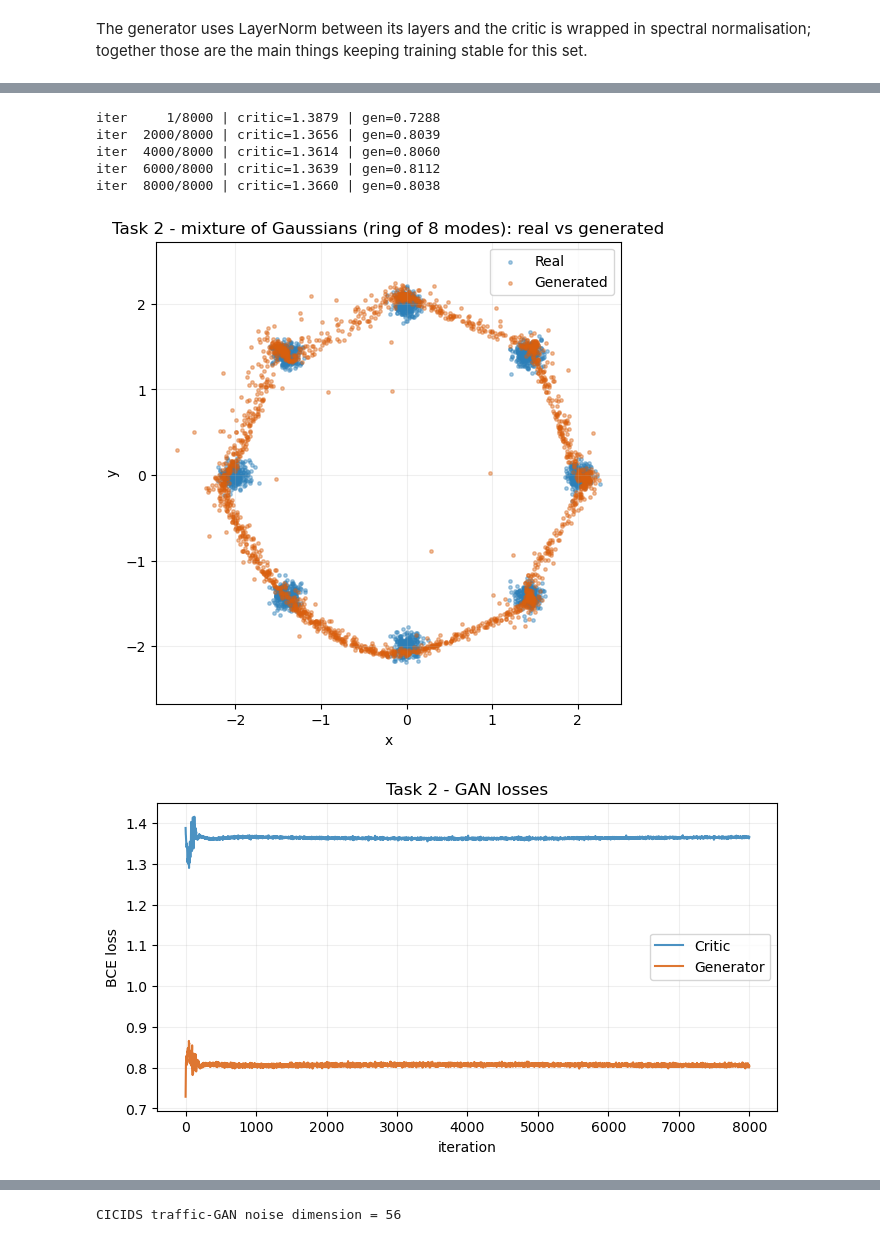
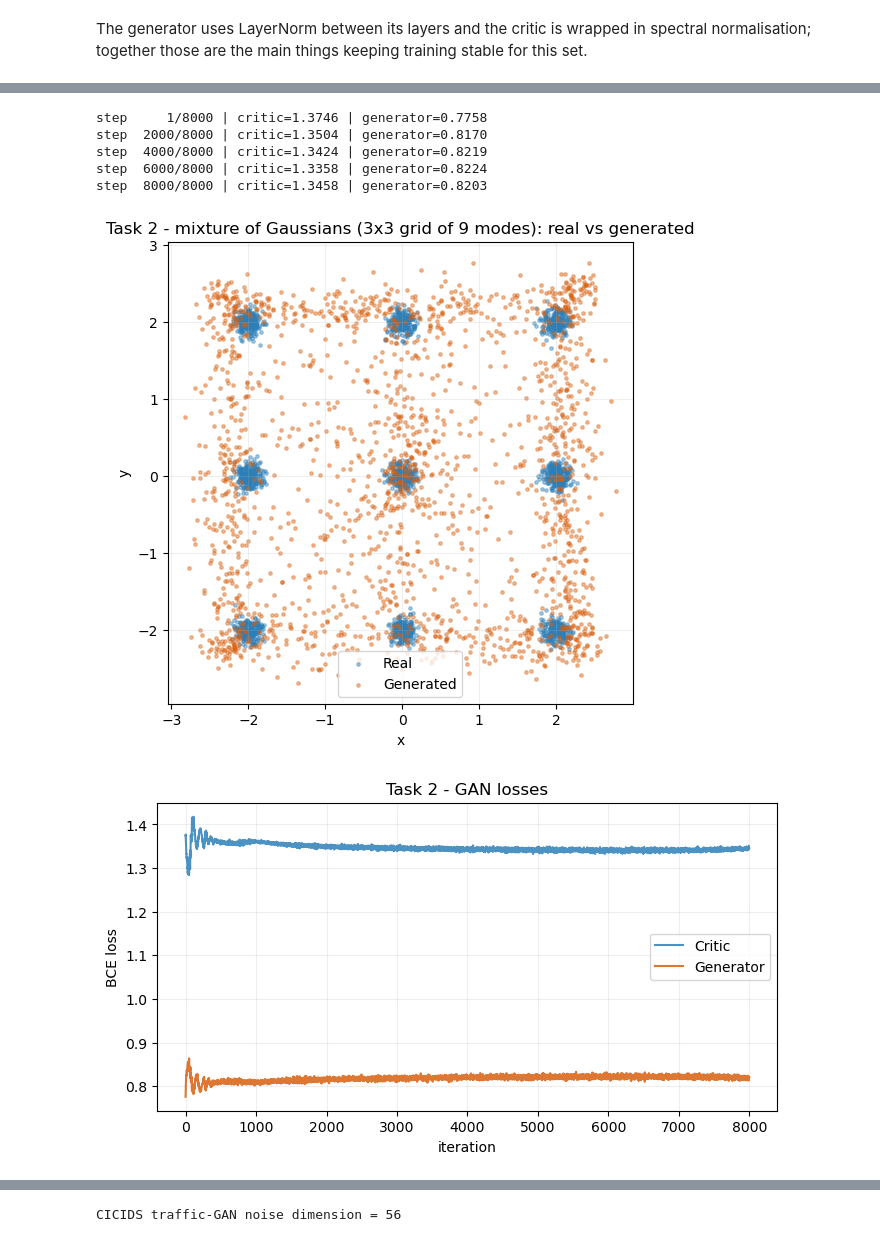
Before and after one commit to nithinreddy2003/GAN_Assignments, a Jupyter notebook: Set 5/GAN_Assignment_Set5_Final.ipynb, the cells around one changed output, grey strips where cells are left out. Cells and saved outputs as stored; diff of their text form; code cells hidden in the pictures.

```diff
--- a/Set 5/GAN_Assignment_Set5_Final.ipynb
+++ b/Set 5/GAN_Assignment_Set5_Final.ipynb
@@ -48,27 +47,24 @@ import matplotlib.pyplot as plt
 
 # os / numpy / scipy / matplotlib live here (Part 1 always runs first) and are reused
 # by the TensorFlow parts further down.
-SEED = 5050
+RANDOM_SEED = 5050
 
 
-def set_all_seeds(seed=SEED):
+def set_all_seeds(seed=RANDOM_SEED):
     """Pin Python / NumPy / PyTorch RNGs so every figure is reproducible."""
-    random.seed(seed); np.random.seed(seed)
     torch.manual_seed(seed); torch.cuda.manual_seed_all(seed)
-    torch.backends.cudnn.deterministic = True
-    torch.backends.cudnn.benchmark = False
+    np.random.seed(seed); random.seed(seed)
+    torch.backends.cudnn.benchmark = False; torch.backends.cudnn.deterministic = True
 
 
 set_all_seeds()
-DEVICE = torch.device("cuda" if torch.cuda.is_available() else "cpu")
-RESULTS_DIR = "results"
-os.makedirs(RESULTS_DIR, exist_ok=True)
-print(f"PyTorch {torch.__version__} | device {DEVICE} | results -> {RESULTS_DIR}")
+GPU_DEVICE = torch.device("cuda" if torch.cuda.is_available() else "cpu")
+ARTIFACTS_DIR = "results"
+os.makedirs(ARTIFACTS_DIR, exist_ok=True)
+print(f"Torch {torch.__version__} using {GPU_DEVICE} (results dir {ARTIFACTS_DIR})")
 
 
 def _save_show(fig, filename):
-    if filename:
-        fig.savefig(os.path.join(RESULTS_DIR, filename), dpi=150, bbox_inches="tight")
     plt.show()
 
 
@@ -198,16 +216,16 @@ iter  6000/6000 | critic=1.3750 | gen=0.7974
 # %%
 set_all_seeds()
-ring_gan = Synthetic2DGAN()
-ring_c, ring_g = ring_gan.fit(gaussian_ring_batch, iters=8000)
-plot_clouds(gaussian_ring_batch(2000).numpy(), ring_gan.sample(2000),
-            "Task 2 - mixture of Gaussians (ring of 8 modes): real vs generated", "part1_task2.png")
-plot_curves(ring_c, ring_g, "Task 2 - GAN losses", "part1_task2_loss.png")
+grid_model = SpectralGanTrainer()
+grid_d_trace, grid_g_trace = grid_model.fit(draw_gaussian_grid, steps=8000)
+plot_clouds(draw_gaussian_grid(2000).numpy(), grid_model.synth(2000),
+            "Task 2 - mixture of Gaussians (3x3 grid of 9 modes): real vs generated", None)
+plot_curves(grid_d_trace, grid_g_trace, "Task 2 - GAN losses", None)
 # %% [output]
-iter     1/8000 | critic=1.3879 | gen=0.7288
-iter  2000/8000 | critic=1.3656 | gen=0.8039
-iter  4000/8000 | critic=1.3614 | gen=0.8060
-iter  6000/8000 | critic=1.3639 | gen=0.8112
-iter  8000/8000 | critic=1.3660 | gen=0.8038
+step     1/8000 | critic=1.3746 | generator=0.7758
+step  2000/8000 | critic=1.3504 | generator=0.8170
+step  4000/8000 | critic=1.3424 | generator=0.8219
+step  6000/8000 | critic=1.3358 | generator=0.8224
+step  8000/8000 | critic=1.3458 | generator=0.8203
-[figure, old version]
+[figure, new version]
-[figure, old version]
+[figure, new version]
 # %% [markdown]
```
Also changed, not shown: parts of 62 cells of this notebook.
